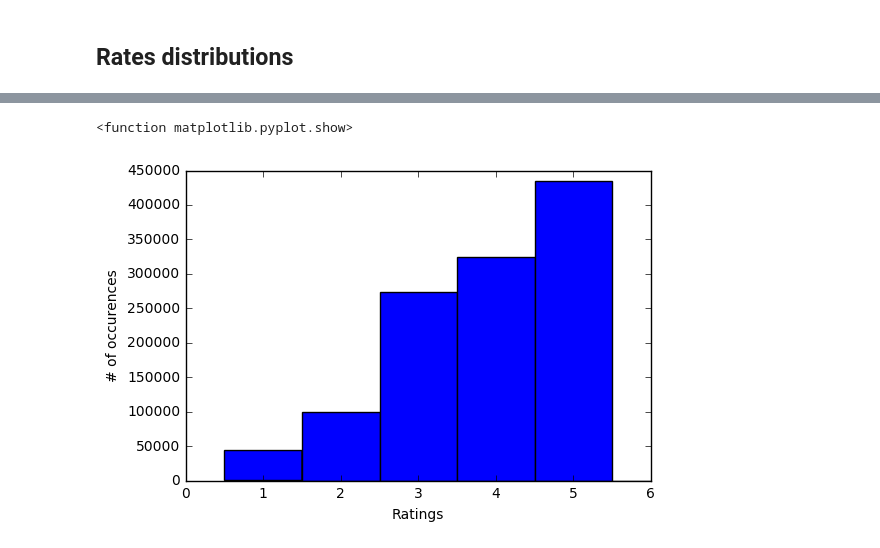
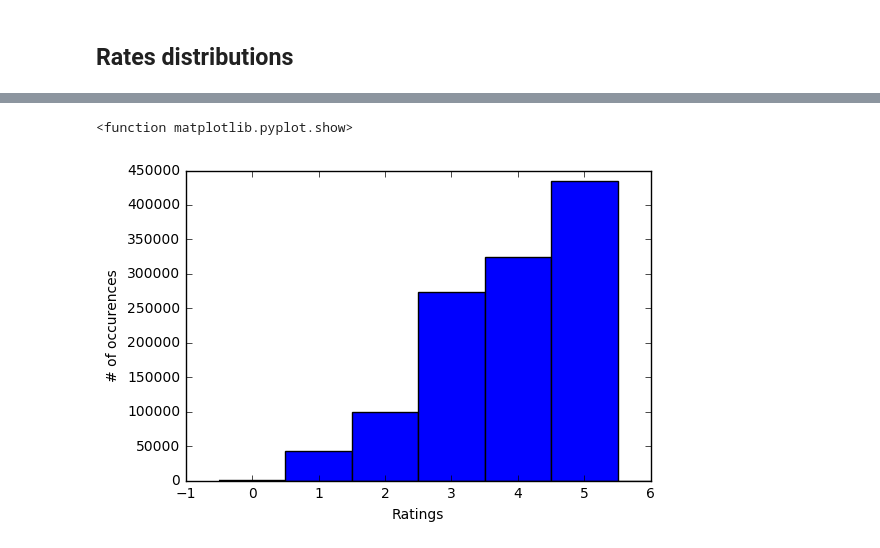
Before and after one commit to glederrey/PCML_Netflix_and_Chill, a Jupyter notebook: data_exploration/Search_for_spammers.ipynb, the cells around one changed output, grey strips where cells are left out. Saved outputs shown, nothing was run; the diff lists cells and outputs as text; code cells hidden in the pictures.

```diff
--- a/data_exploration/Search_for_spammers.ipynb
+++ b/data_exploration/Search_for_spammers.ipynb
@@ -179,8 +156,8 @@ Name: Rating, dtype: int64
 # %%
-plt.hist(df['Rating'], bins=[0.5, 1.5, 2.5, 3.5, 4.5, 5.5, 6])
+plt.hist(df['Rating'], bins=[-0.5, 0.5, 1.5, 2.5, 3.5, 4.5, 5.5, 6])
 plt.xlabel('Ratings')
 plt.ylabel('# of occurences')
 plt.show
 # %% [output]
 <function matplotlib.pyplot.show>
-[figure, old version]
+[figure, new version]
```
Also changed, not shown: parts of 2 cells of this notebook, 3 other files.
